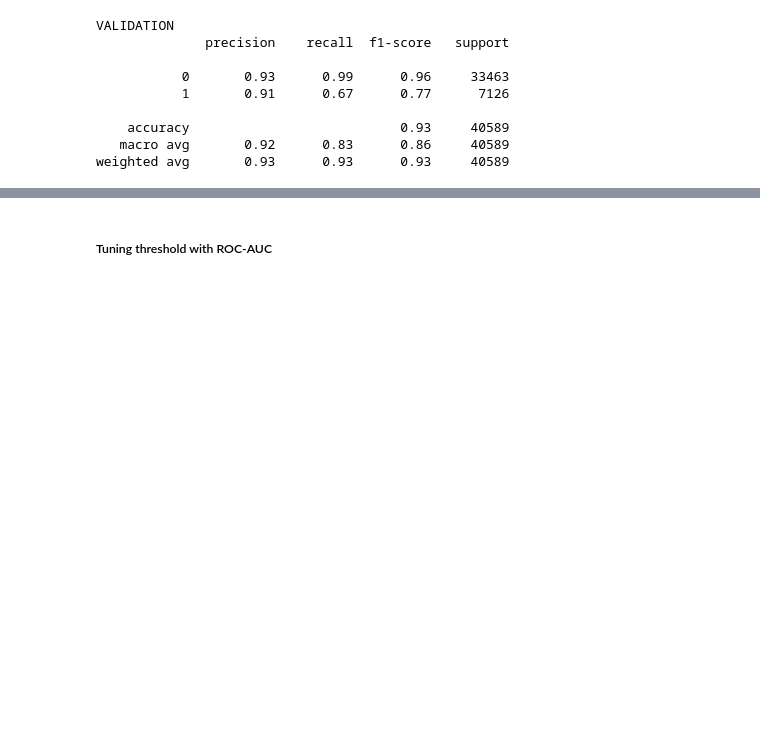
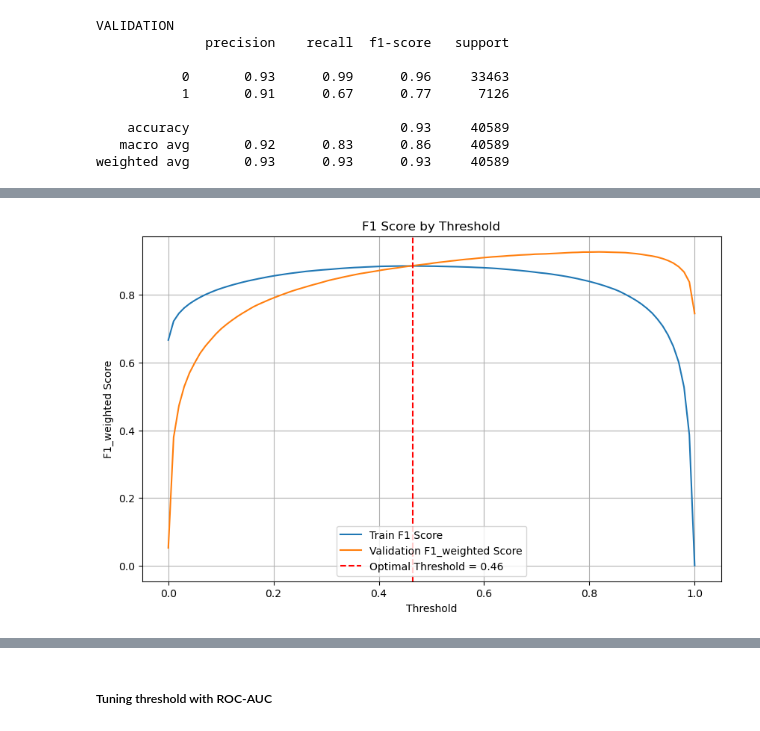
Before and after one commit to kaito274/COSC2753---Assignment1, a Jupyter notebook: main.ipynb, the cells around one changed output, grey strips where cells are left out. Cells and saved outputs as stored; diff of their text form; code cells hidden in the pictures; blank space fills up the shorter version.

```diff
--- a/main.ipynb
+++ b/main.ipynb
@@ -922,3 +977,10 @@ dump(grid_logreg2, './models/grid_logreg2.joblib')
 ['./models/grid_logreg2.joblib']
 # %% [markdown]
 # Logistic Regression with 3nd Order Polynomial Features
+# %%
+# Define hyperparameters
+params = {
+    'C': np.logspace(-4, 2, num=20),  # Regularization strength
+    'penalty': ['l1', 'l2'],  # Type of regularization
+    'solver': ['liblinear']
+}
@@ -1071,0 +1160,9 @@ weighted avg       0.93      0.93      0.93     40589
+# %%
+label_train = 'Train F1 Score'
+label_val = 'Validation F1_weighted Score'
+title = 'F1 Score by Threshold'
+y_label = 'F1_weighted Score'
+
+plot_tuning_with_optimal_threshold(label_train, label_val, title, y_label, train_f1_weighted_scores, val_f1_weight_scores, thresholds, optimal_threshold_f1_weighted)
+# %% [output]
+[figure, added]
```
Also changed, not shown: parts of 104 cells of this notebook, 11 other files.
